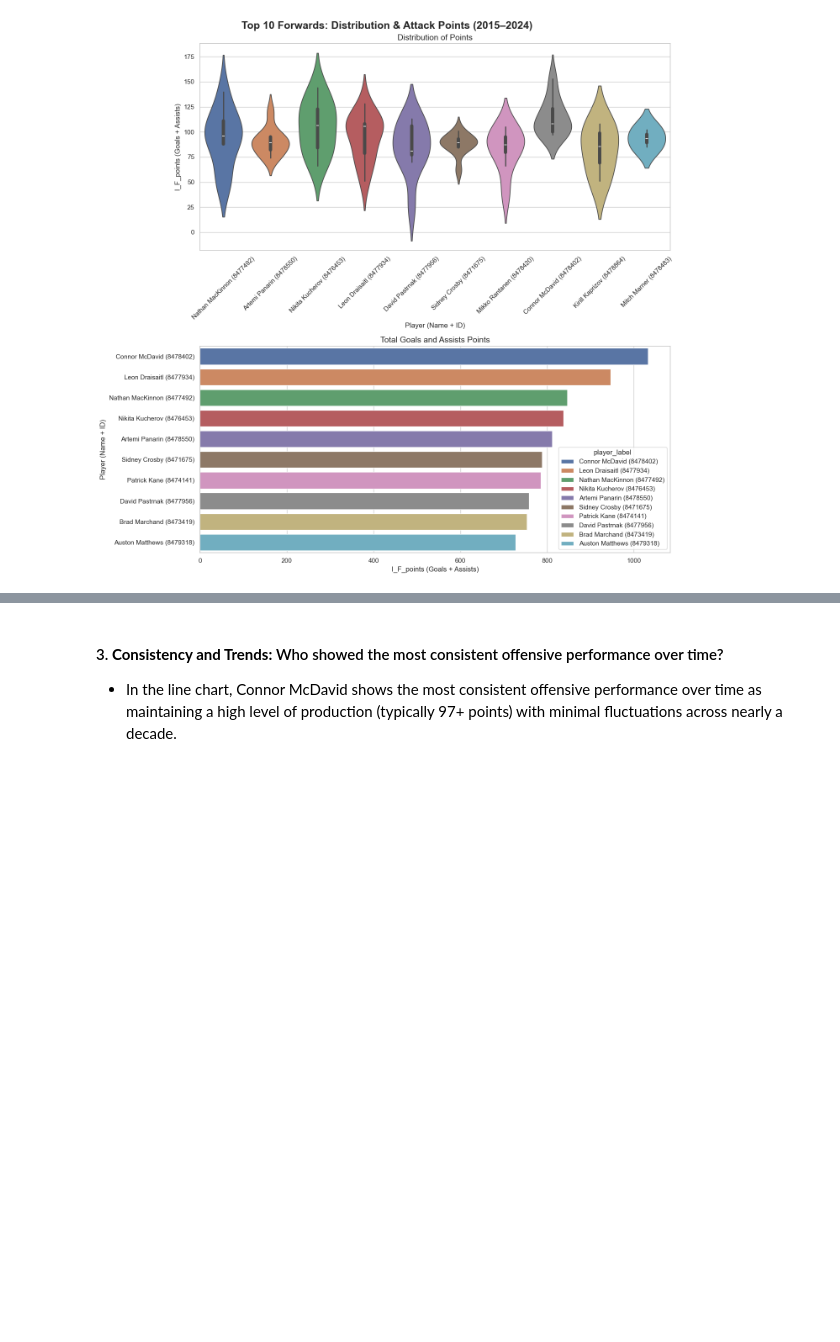
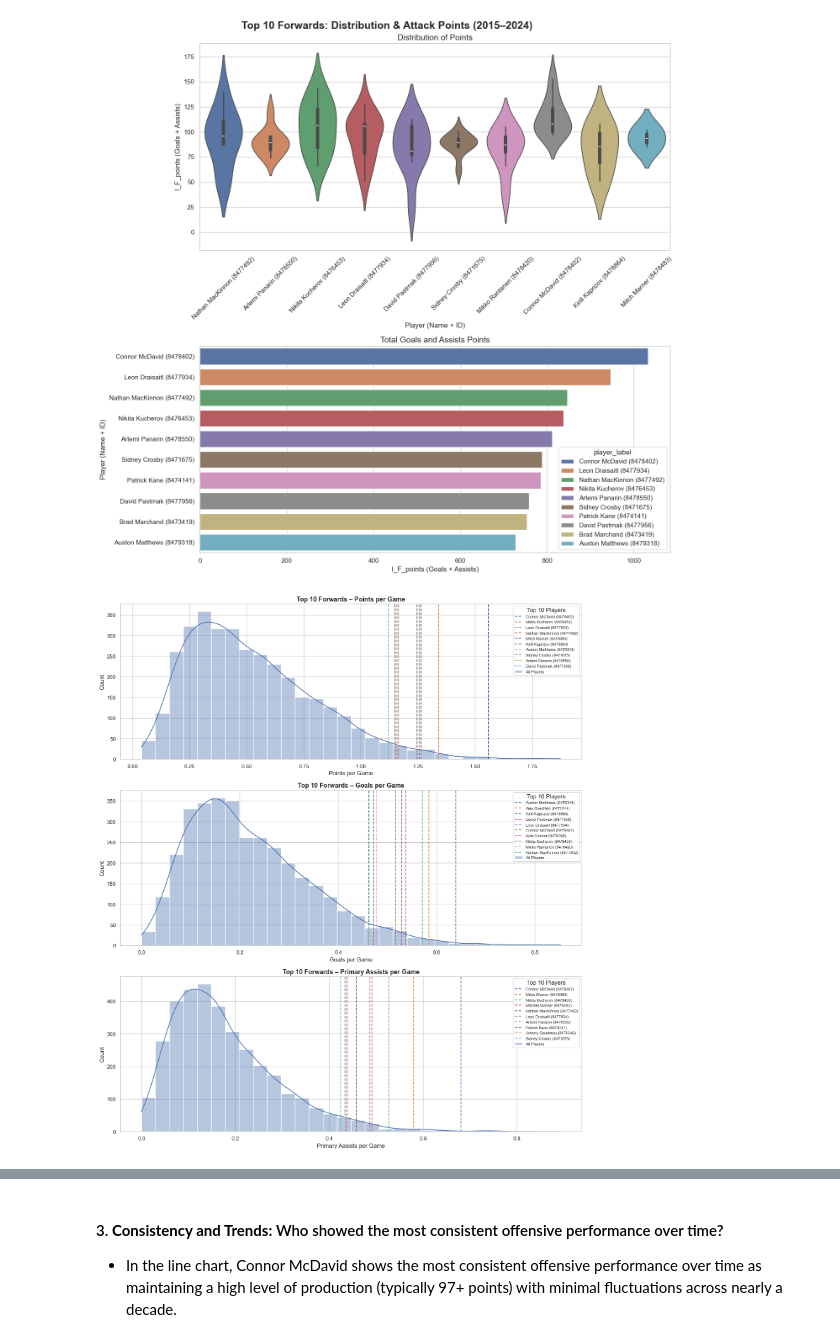
Before and after one commit to sionkimadd/data_m4, a Jupyter notebook: assignment4_Sion_Kim.ipynb, the cells around one changed output, grey strips where cells are left out. Cells and saved outputs as stored; diff of their text form; code cells hidden in the pictures; blank space fills up the shorter version.

```diff
--- a/assignment4_Sion_Kim.ipynb
+++ b/assignment4_Sion_Kim.ipynb
@@ -119,7 +138,7 @@ player_info = [
 
 # Columns for offensive performance
 offensive_performance = [
-    'I_F_points', 'I_F_goals', 'I_F_shotsOnGoal', 'I_F_primaryAssists', 'gameScore'
+    'I_F_points', 'I_F_goals', 'I_F_shotsOnGoal', 'I_F_primaryAssists', 'I_F_secondaryAssists', 'gameScore', 'I_F_xGoals' , 'I_F_shotAttempts'
 ]
 
 min_games = 48.47
@@ -135,7 +154,7 @@ df_forwards_attacks = df_forwards.loc[
 df_forwards_attacks['player_label'] = df_forwards_attacks['name'] + " (" + df_forwards_attacks['playerId'].astype(str) + ")"
 
 print('\n---------------df_forwards_attacks sample---------------')
-print(df_forwards_attacks.sample(3))
+display(df_forwards_attacks.sample(10))
 
 print('\n---------------df_forwards_attacks columns---------------')
 print(df_forwards_attacks.columns.tolist())
@@ -253,3 +279,60 @@ plt.tight_layout(rect=[0, 0.03, 1, 1])
 plt.show()
 # %% [output]
 [figure]
+# %%
+# Create per game metrics
+df_forwards_attacks['Points_per_Game'] = df_forwards_attacks['I_F_points'] / df_forwards_attacks['games_played']
+df_forwards_attacks['Goals_per_Game'] = df_forwards_attacks['I_F_goals'] / df_forwards_attacks['games_played']
+df_forwards_attacks['Primary_Assists_per_Game'] = df_forwards_attacks['I_F_primaryAssists'] / df_forwards_attacks['games_played']
+
+# Top10 players based on per game metrics
+top10_points_per_game = (
+    df_forwards_attacks.groupby('player_label')['Points_per_Game']
+    .mean().nlargest(10).reset_index()
+)
+top10_goals_per_game = (
+    df_forwards_attacks.groupby('player_label')['Goals_per_Game']
+    .mean().nlargest(10).reset_index()
+)
+top10_primary_assists_per_game = (
+    df_forwards_attacks.groupby('player_label')['Primary_Assists_per_Game']
+    .mean().nlargest(10).reset_index()
+)
+
+# Color palette
+colors = sns.color_palette("deep", 10)
+
+fig, axes = plt.subplots(3, 1, figsize=(14, 16))
+
+# Points per Game
+sns.histplot(df_forwards_attacks['Points_per_Game'], bins=30, kde=True, alpha=0.4, ax=axes[0], label='All Players')
+for idx, row in top10_points_per_game.iterrows():
+    axes[0].axvline(x=row['Points_per_Game'], color=colors[idx], linestyle='--', label=row['player_label'])
+axes[0].set_title('Top 10 Forwards – Points per Game', fontsize=13, fontweight='bold')
+axes[0].set_xlabel('Points per Game')
+axes[0].set_ylabel('Count')
+axes[0].legend(title="Top 10 Players", fontsize=8)
+
+# Goals per Game
+sns.histplot(df_forwards_attacks['Goals_per_Game'], bins=30, kde=True, alpha=0.4, ax=axes[1], label='All Players')
+for idx, row in top10_goals_per_game.iterrows():
+    axes[1].axvline(x=row['Goals_per_Game'], color=colors[idx], linestyle='--', label=row['player_label'])
+axes[1].set_title('Top 10 Forwards – Goals per Game', fontsize=13, fontweight='bold')
+axes[1].set_xlabel('Goals per Game')
+axes[1].set_ylabel('Count')
+axes[1].legend(title="Top 10 Players", fontsize=8)
+
+# Primary Assists per Game
+sns.histplot(df_forwards_attacks['Primary_Assists_per_Game'], bins=30, kde=True, alpha=0.4, ax=axes[2], label='All Players')
+for idx, row in top10_primary_assists_per_game.iterrows():
+    axes[2].axvline(x=row['Primary_Assists_per_Game'], color=colors[idx], linestyle='--', label=row['player_label'])
+axes[2].set_title('Top 10 Forwards – Primary Assists per Game', fontsize=13, fontweight='bold')
+axes[2].set_xlabel('Primary Assists per Game')
+axes[2].set_ylabel('Count')
+axes[2].legend(title="Top 10 Players", fontsize=8)
+
+# 여백 조정
+plt.tight_layout()
+plt.show()
+# %% [output]
+[figure, added]
```
Also changed, not shown: parts of 12 cells of this notebook.
